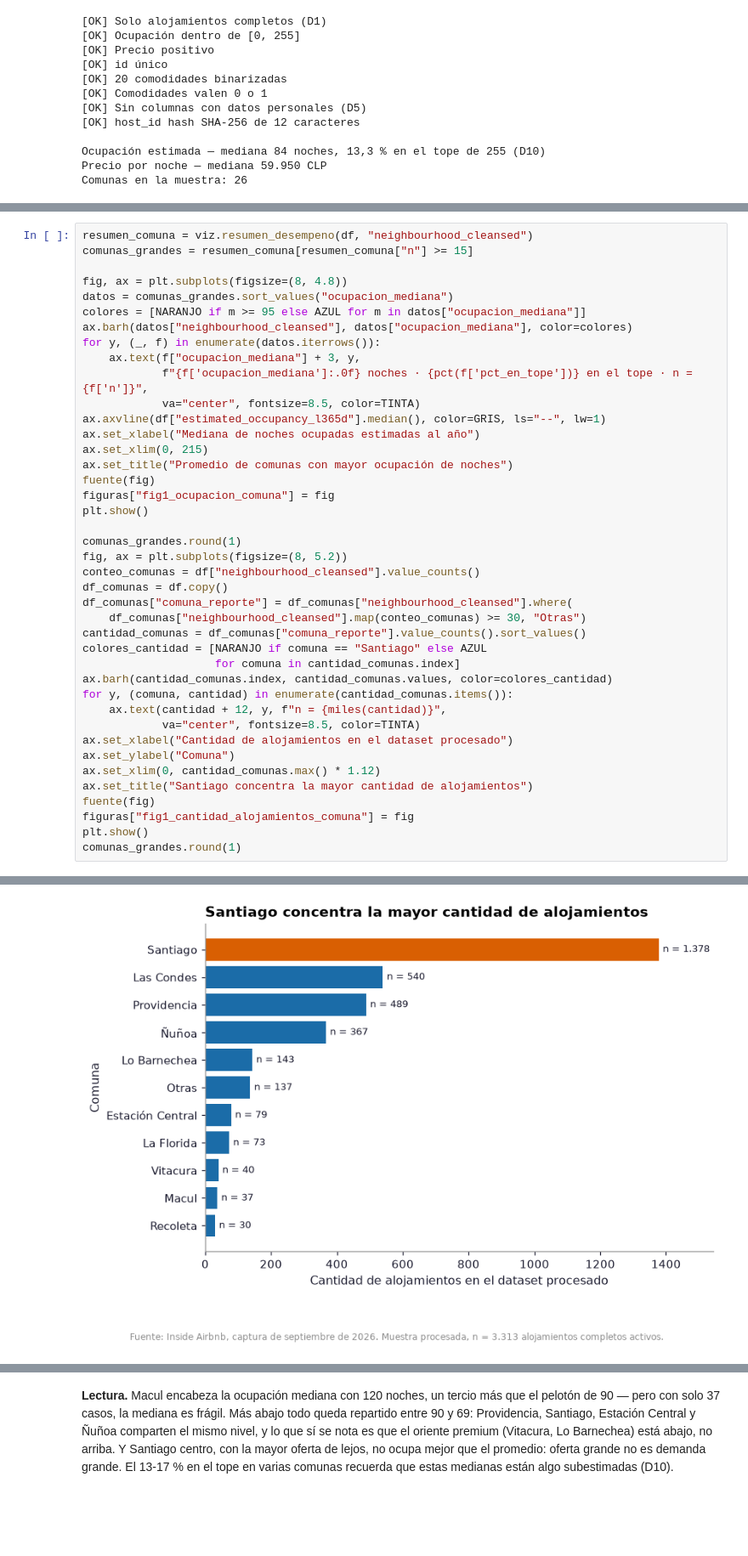
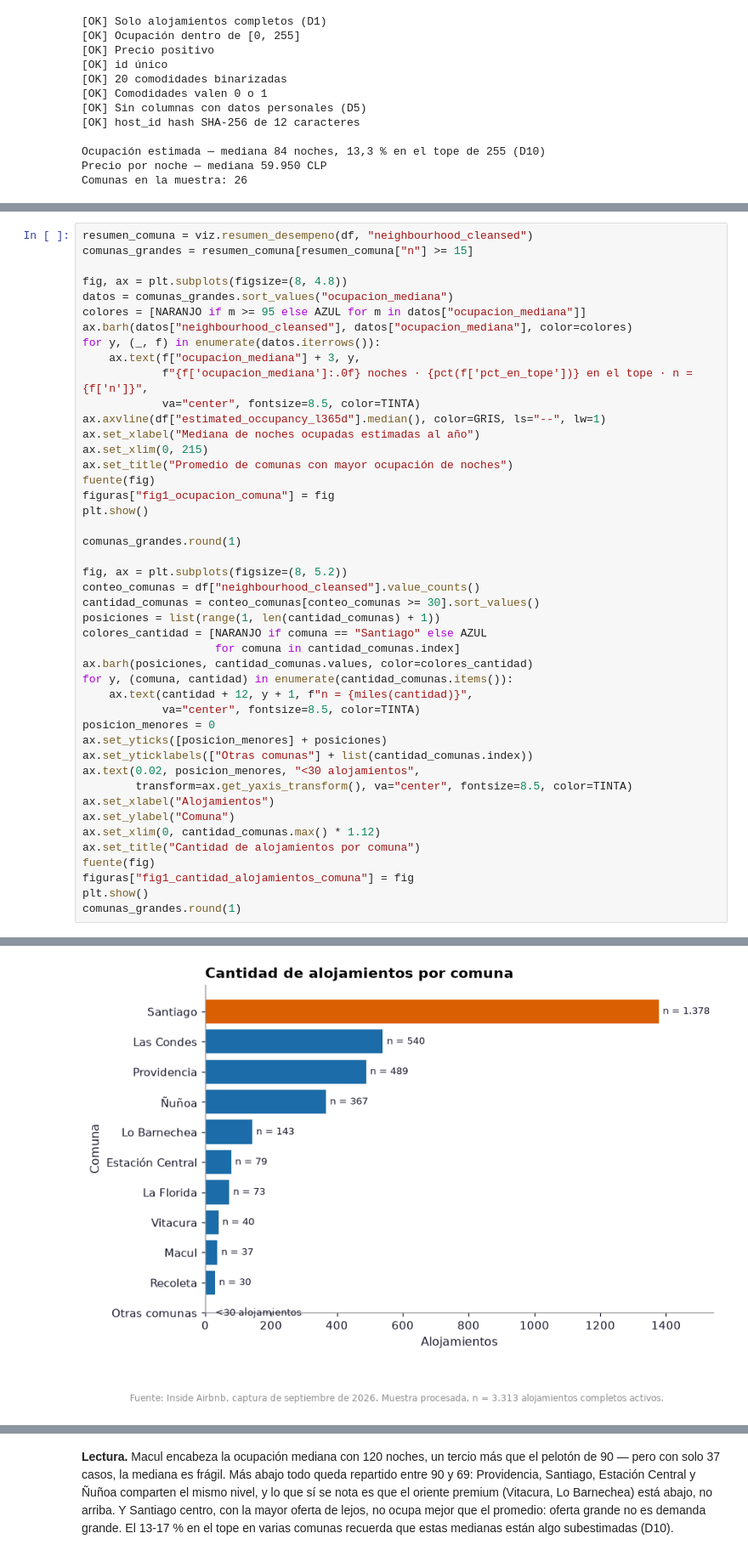
Before and after one commit to RedWolfo10/proyecto-grupo4-mcdi500, a Jupyter notebook: F4/S3_F4_Visualizacion_Comunicacion.ipynb, the cells around one changed output, grey strips where cells are left out. Shown at 85% size. Drawn from its saved outputs; the diff is of its cells as text; blank space fills up the shorter version.

```diff
--- a/F4/S3_F4_Visualizacion_Comunicacion.ipynb
+++ b/F4/S3_F4_Visualizacion_Comunicacion.ipynb
@@ -201,42 +241,46 @@ fig, ax = plt.subplots(figsize=(8, 4.8))
 datos = comunas_grandes.sort_values("ocupacion_mediana")
 colores = [NARANJO if m >= 95 else AZUL for m in datos["ocupacion_mediana"]]
 ax.barh(datos["neighbourhood_cleansed"], datos["ocupacion_mediana"], color=colores)
 for y, (_, f) in enumerate(datos.iterrows()):
     ax.text(f["ocupacion_mediana"] + 3, y,
             f"{f['ocupacion_mediana']:.0f} noches · {pct(f['pct_en_tope'])} en el tope · n = {f['n']}",
             va="center", fontsize=8.5, color=TINTA)
 ax.axvline(df["estimated_occupancy_l365d"].median(), color=GRIS, ls="--", lw=1)
 ax.set_xlabel("Mediana de noches ocupadas estimadas al año")
 ax.set_xlim(0, 215)
 ax.set_title("Promedio de comunas con mayor ocupación de noches")
 fuente(fig)
 figuras["fig1_ocupacion_comuna"] = fig
 plt.show()
 
 comunas_grandes.round(1)
+
 fig, ax = plt.subplots(figsize=(8, 5.2))
 conteo_comunas = df["neighbourhood_cleansed"].value_counts()
-df_comunas = df.copy()
-df_comunas["comuna_reporte"] = df_comunas["neighbourhood_cleansed"].where(
-    df_comunas["neighbourhood_cleansed"].map(conteo_comunas) >= 30, "Otras")
-cantidad_comunas = df_comunas["comuna_reporte"].value_counts().sort_values()
+cantidad_comunas = conteo_comunas[conteo_comunas >= 30].sort_values()
+posiciones = list(range(1, len(cantidad_comunas) + 1))
 colores_cantidad = [NARANJO if comuna == "Santiago" else AZUL
                     for comuna in cantidad_comunas.index]
-ax.barh(cantidad_comunas.index, cantidad_comunas.values, color=colores_cantidad)
+ax.barh(posiciones, cantidad_comunas.values, color=colores_cantidad)
 for y, (comuna, cantidad) in enumerate(cantidad_comunas.items()):
-    ax.text(cantidad + 12, y, f"n = {miles(cantidad)}",
+    ax.text(cantidad + 12, y + 1, f"n = {miles(cantidad)}",
             va="center", fontsize=8.5, color=TINTA)
-ax.set_xlabel("Cantidad de alojamientos en el dataset procesado")
+posicion_menores = 0
+ax.set_yticks([posicion_menores] + posiciones)
+ax.set_yticklabels(["Otras comunas"] + list(cantidad_comunas.index))
+ax.text(0.02, posicion_menores, "<30 alojamientos",
+        transform=ax.get_yaxis_transform(), va="center", fontsize=8.5, color=TINTA)
+ax.set_xlabel("Alojamientos")
 ax.set_ylabel("Comuna")
 ax.set_xlim(0, cantidad_comunas.max() * 1.12)
-ax.set_title("Santiago concentra la mayor cantidad de alojamientos")
+ax.set_title("Cantidad de alojamientos por comuna")
 fuente(fig)
 figuras["fig1_cantidad_alojamientos_comuna"] = fig
 plt.show()
 comunas_grandes.round(1)
 # %% [output]
 [figure]
-[figure, old version]
+[figure, new version]
 |  | neighbourhood_cleansed | n | ocupacion_mediana | ocupacion_q1 | ocupacion_q3 | pct_en_tope | ... |
 | 12 | Macul | 37 | 120.0 | 48.0 | 228.0 | 0.2 | ... |
 | 15 | Providencia | 489 | 96.0 | 42.0 | 186.0 | 0.1 | ... |
```
Also changed, not shown: parts of 8 cells of this notebook, 3 other files.
